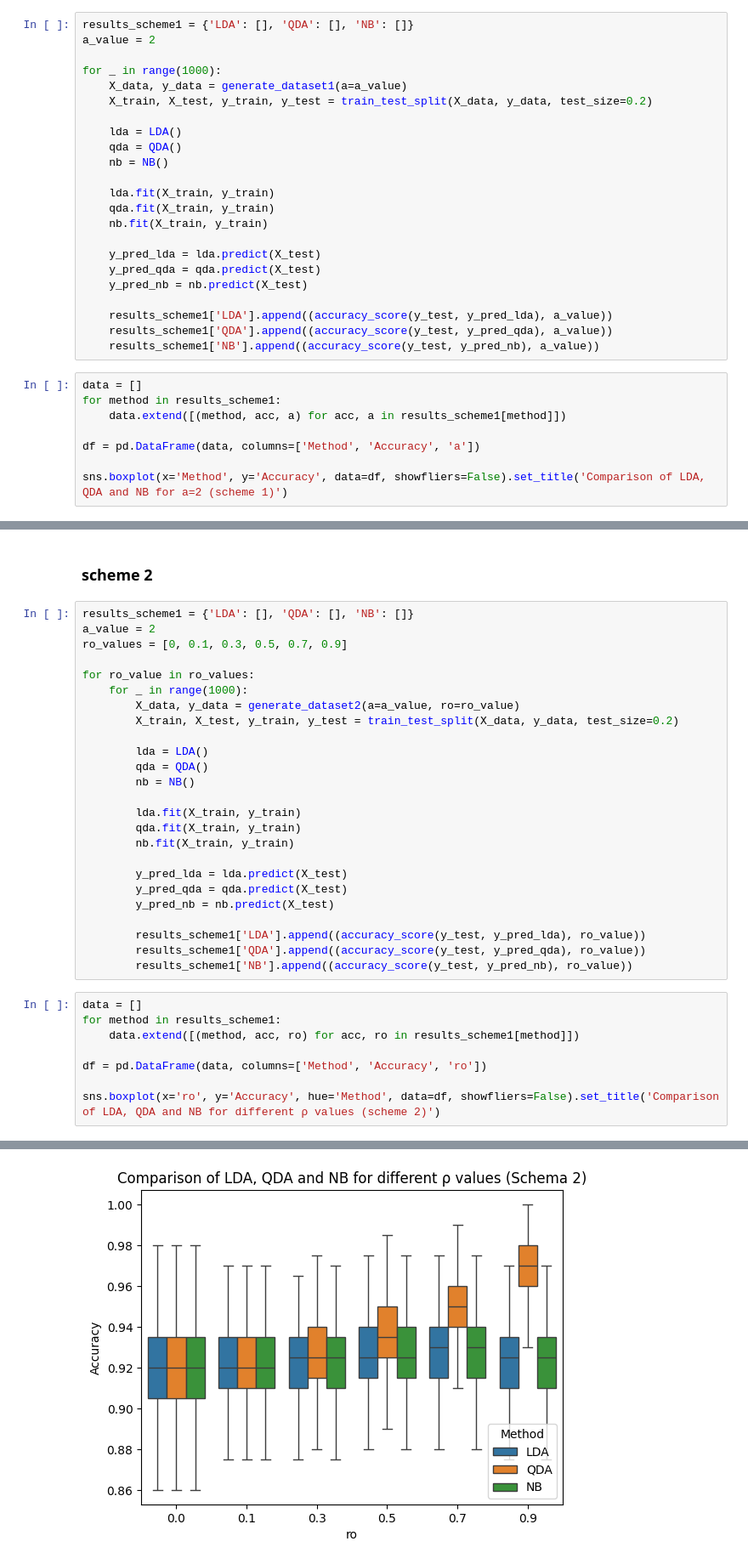
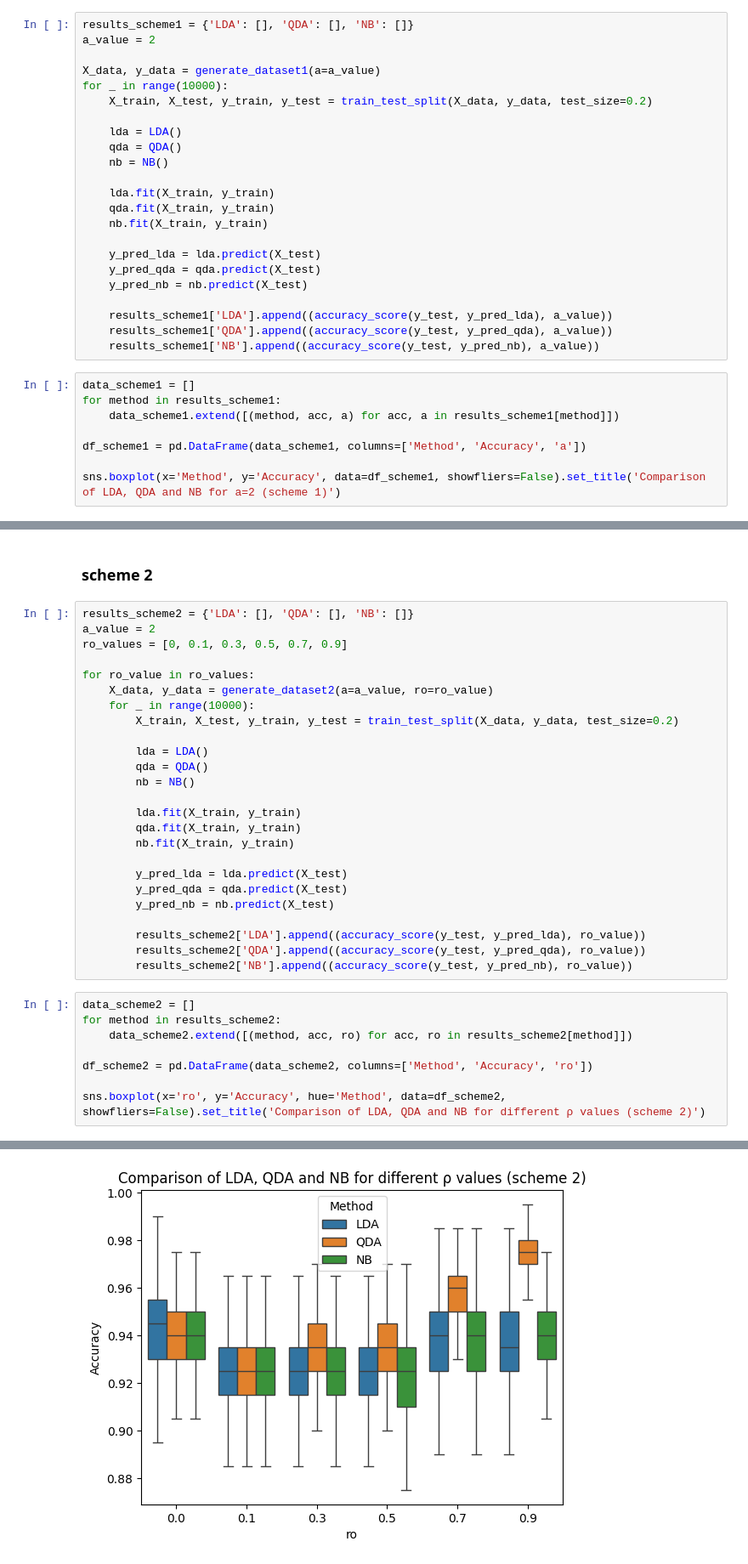
Before and after one commit to acharuza/advanced_ml_labs, a Jupyter notebook: bayesian_classification/BayesianSimulatedData2.ipynb, the cells around one changed output, grey strips where cells are left out. Shown: that part at 85% size. Cells and saved outputs as stored; diff of their text form.

```diff
--- a/bayesian_classification/BayesianSimulatedData2.ipynb
+++ b/bayesian_classification/BayesianSimulatedData2.ipynb
@@ -19,8 +19,8 @@ import pandas as pd
 results_scheme1 = {'LDA': [], 'QDA': [], 'NB': []}
 a_value = 2
 
-for _ in range(1000):
-    X_data, y_data = generate_dataset1(a=a_value)
+X_data, y_data = generate_dataset1(a=a_value)
+for _ in range(10000):
     X_train, X_test, y_train, y_test = train_test_split(X_data, y_data, test_size=0.2)
 
     lda = LDA()
@@ -39,11 +39,11 @@ for _ in range(1000):
     results_scheme1['QDA'].append((accuracy_score(y_test, y_pred_qda), a_value))
     results_scheme1['NB'].append((accuracy_score(y_test, y_pred_nb), a_value))
 # %%
-data = []
+data_scheme1 = []
 for method in results_scheme1:
-    data.extend([(method, acc, a) for acc, a in results_scheme1[method]])
+    data_scheme1.extend([(method, acc, a) for acc, a in results_scheme1[method]])
 
-df = pd.DataFrame(data, columns=['Method', 'Accuracy', 'a'])
+df_scheme1 = pd.DataFrame(data_scheme1, columns=['Method', 'Accuracy', 'a'])
 
-sns.boxplot(x='Method', y='Accuracy', data=df, showfliers=False).set_title('Comparison of LDA, QDA and NB for a=2 (scheme 1)')
+sns.boxplot(x='Method', y='Accuracy', data=df_scheme1, showfliers=False).set_title('Comparison of LDA, QDA and NB for a=2 (scheme 1)')
 # %% [output]
@@ -52,13 +52,13 @@ Text(0.5, 1.0, 'Comparison of LDA, QDA and NB for a=2 (Schema 1)')
 # %% [markdown]
 ### scheme 2
 # %%
-results_scheme1 = {'LDA': [], 'QDA': [], 'NB': []}
+results_scheme2 = {'LDA': [], 'QDA': [], 'NB': []}
 a_value = 2
 ro_values = [0, 0.1, 0.3, 0.5, 0.7, 0.9]
 
 for ro_value in ro_values:
-    for _ in range(1000):
-        X_data, y_data = generate_dataset2(a=a_value, ro=ro_value)
+    X_data, y_data = generate_dataset2(a=a_value, ro=ro_value)
+    for _ in range(10000):
         X_train, X_test, y_train, y_test = train_test_split(X_data, y_data, test_size=0.2)
 
         lda = LDA()
@@ -73,15 +73,15 @@ for ro_value in ro_values:
         y_pred_qda = qda.predict(X_test)
         y_pred_nb = nb.predict(X_test)
 
-        results_scheme1['LDA'].append((accuracy_score(y_test, y_pred_lda), ro_value))
-        results_scheme1['QDA'].append((accuracy_score(y_test, y_pred_qda), ro_value))
-        results_scheme1['NB'].append((accuracy_score(y_test, y_pred_nb), ro_value))
+        results_scheme2['LDA'].append((accuracy_score(y_test, y_pred_lda), ro_value))
+        results_scheme2['QDA'].append((accuracy_score(y_test, y_pred_qda), ro_value))
+        results_scheme2['NB'].append((accuracy_score(y_test, y_pred_nb), ro_value))
 # %%
-data = []
-for method in results_scheme1:
-    data.extend([(method, acc, ro) for acc, ro in results_scheme1[method]])
+data_scheme2 = []
+for method in results_scheme2:
+    data_scheme2.extend([(method, acc, ro) for acc, ro in results_scheme2[method]])
 
-df = pd.DataFrame(data, columns=['Method', 'Accuracy', 'ro'])
+df_scheme2 = pd.DataFrame(data_scheme2, columns=['Method', 'Accuracy', 'ro'])
 
-sns.boxplot(x='ro', y='Accuracy', hue='Method', data=df, showfliers=False).set_title('Comparison of LDA, QDA and NB for different ρ values (scheme 2)')
+sns.boxplot(x='ro', y='Accuracy', hue='Method', data=df_scheme2, showfliers=False).set_title('Comparison of LDA, QDA and NB for different ρ values (scheme 2)')
 # %% [output]
@@ -89 +89 @@ Text(0.5, 1.0, 'Comparison of LDA, QDA and NB for different ρ values (Schema 2)
-[figure, old version]
+[figure, new version]
```
Also changed, not shown: parts of 2 cells of this notebook, 3 other files.
